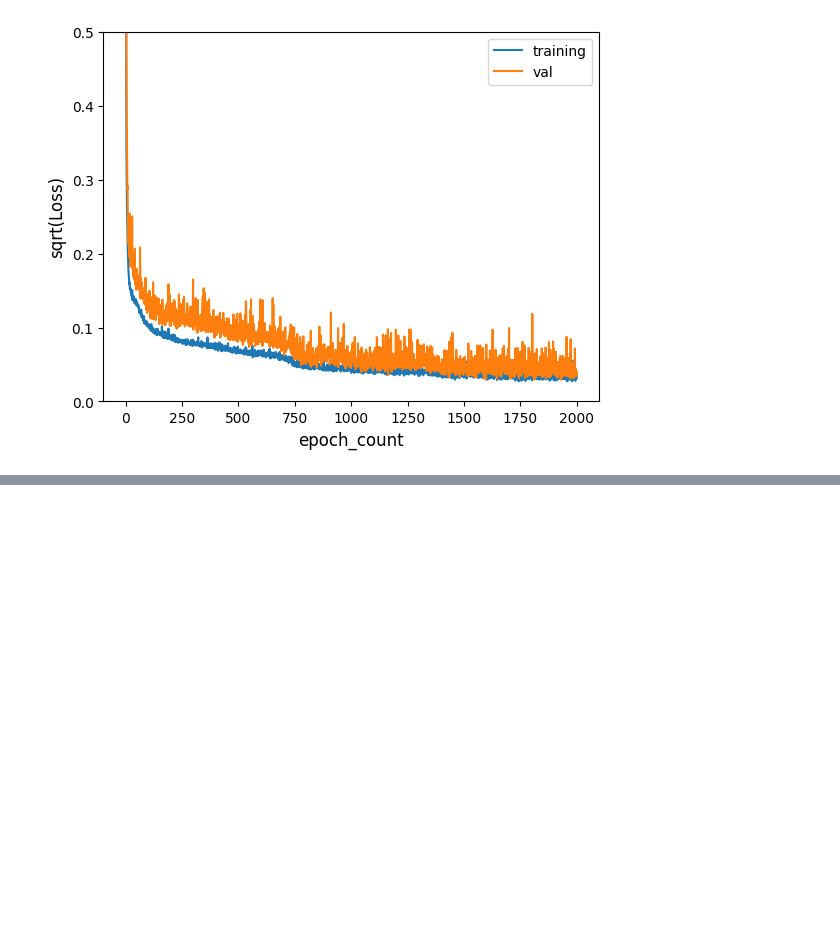
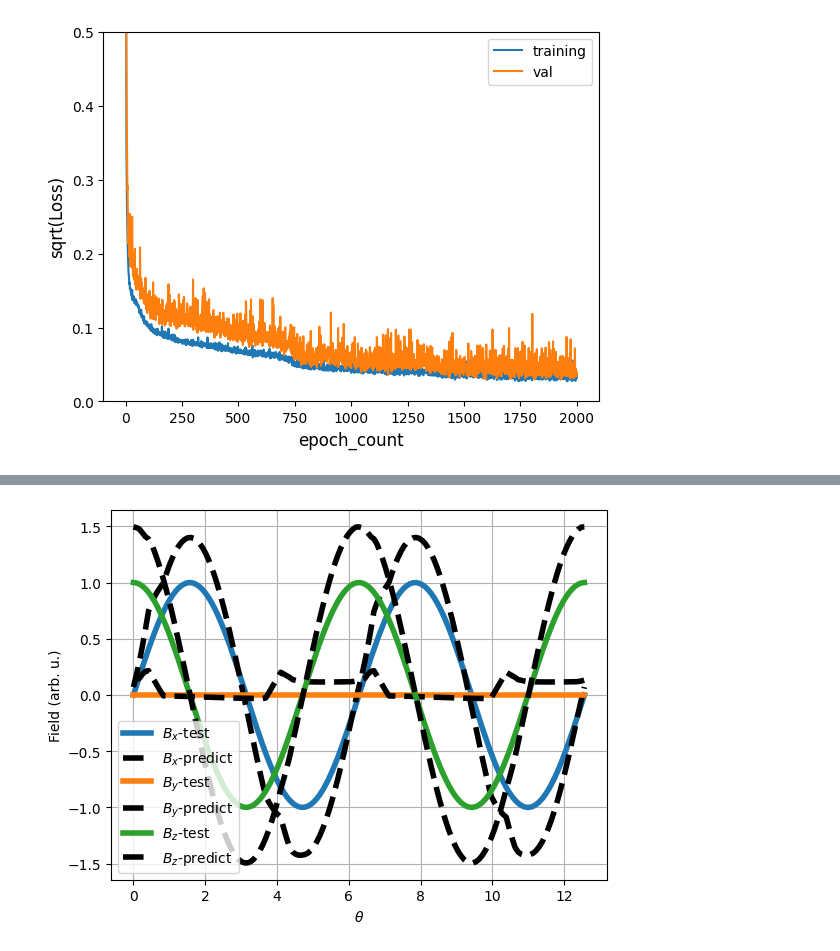
Before and after one commit to tretyakovmipt/TIRF-magnet-calibration, a Jupyter notebook: nonlinear_calibration.ipynb, the cells around one changed output, grey strips where cells are left out. Cells and saved outputs as stored; diff of their text form; code cells hidden in the pictures; blank space fills up the shorter version.

Commit message:
tested ann with the rotating field: right now it's not good enough. Maybe try expanding the training dataset?

```diff
--- a/nonlinear_calibration.ipynb
+++ b/nonlinear_calibration.ipynb
@@ -179,0 +182,14 @@ model.save('data/model.h5')
+# %%
+# Test field
+
+# Rotation angle
+theta = np.linspace(0, 4*np.pi, 151)
+B_test = []
+
+for th in theta:
+    B_test.append(1 * np.array([np.sin(th), 0, np.cos(th)]))
+
+B_test = np.array(B_test)
+# %%
+V_test = model.predict(B_test)
+V_test = np.tanh(V_test/nf)*10
@@ -179,0 +198,25 @@ model.save('data/model.h5')
+# %%
+B_predict = []
+for V in V_test:
+    B_predict.append(np.dot(M, V))
+
+B_predict = np.array(B_predict)
+# %%
+# Plot
+fig, ax = plt.subplots()
+ax.plot(theta, B_test[:,0], label=r'$B_x$-test', linewidth=4.0)
+ax.plot(theta, B_predict[:,0], label=r'$B_x$-predict', linewidth=4.0, color='black', ls='--')
+
+ax.plot(theta, B_test[:,1], label=r'$B_y$-test', linewidth=4.0)
+ax.plot(theta, B_predict[:,1], label=r'$B_y$-predict', linewidth=4.0, color='black', ls='--')
+
+ax.plot(theta, B_test[:,2], label=r'$B_z$-test', linewidth=4.0)
+ax.plot(theta, B_predict[:,2], label=r'$B_z$-predict', linewidth=4.0, color='black', ls='--')
+
+ax.set_xlabel(r'$\theta$')
+ax.set_ylabel('Field (arb. u.)' )
+#ax.set_xlim(0,1)
+ax.legend(loc=0)
+ax.grid()
+# %% [output]
+[figure, added]
```
Also changed, not shown: parts of 2 cells of this notebook, 1 other file.
